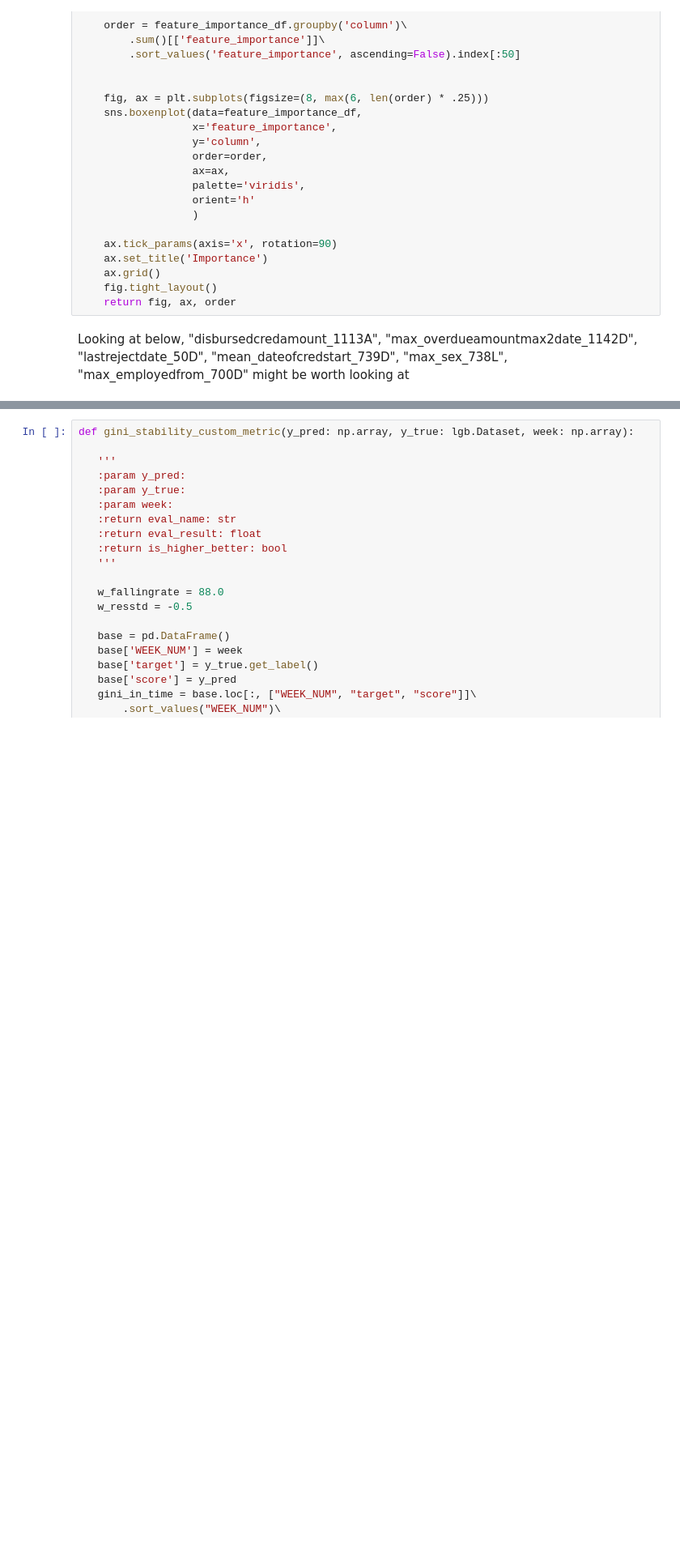
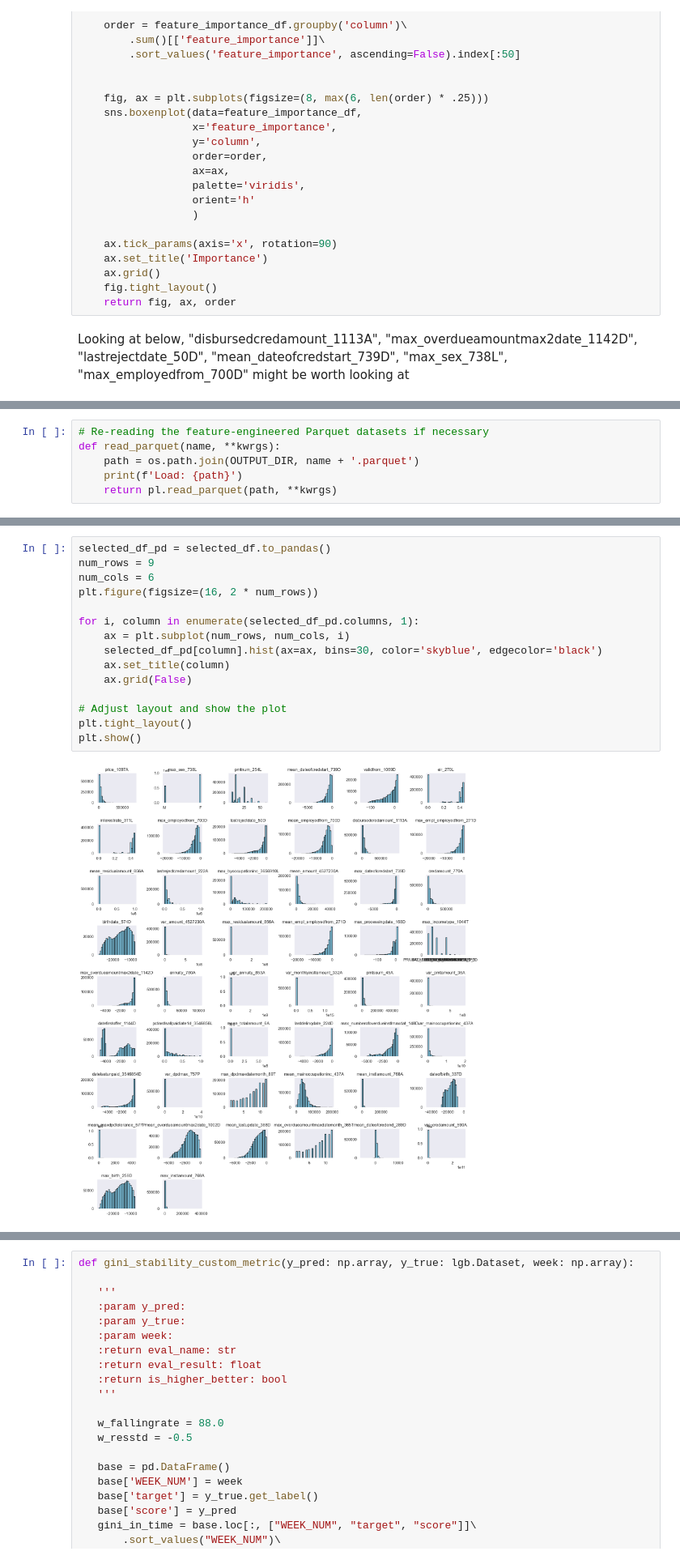
Before and after one commit to idsts2670/kaggle, a Jupyter notebook: home-credit-risk-model-stability/home-credit-risk-model-stability.ipynb, the cells around one changed output, grey strips where cells are left out. Shown at 81% size. Cells and saved outputs as stored; diff of their text form; blank space fills up the shorter version.

```diff
--- a/home-credit-risk-model-stability/home-credit-risk-model-stability.ipynb
+++ b/home-credit-risk-model-stability/home-credit-risk-model-stability.ipynb
@@ -1290,0 +1160,6 @@ Index(['price_1097A', 'max_sex_738L', 'pmtnum_254L',
+# %%
+# Re-reading the feature-engineered Parquet datasets if necessary
+def read_parquet(name, **kwrgs):
+    path = os.path.join(OUTPUT_DIR, name + '.parquet')
+    print(f'Load: {path}')
+    return pl.read_parquet(path, **kwrgs)
@@ -1290,0 +1248,17 @@ Index(['price_1097A', 'max_sex_738L', 'pmtnum_254L',
+# %%
+selected_df_pd = selected_df.to_pandas()
+num_rows = 9
+num_cols = 6
+plt.figure(figsize=(16, 2 * num_rows))
+
+for i, column in enumerate(selected_df_pd.columns, 1):
+    ax = plt.subplot(num_rows, num_cols, i)
+    selected_df_pd[column].hist(ax=ax, bins=30, color='skyblue', edgecolor='black')
+    ax.set_title(column)
+    ax.grid(False)
+
+# Adjust layout and show the plot
+plt.tight_layout()
+plt.show()
+# %% [output]
+[figure, added]
```
Also changed, not shown: parts of 54 cells of this notebook.
